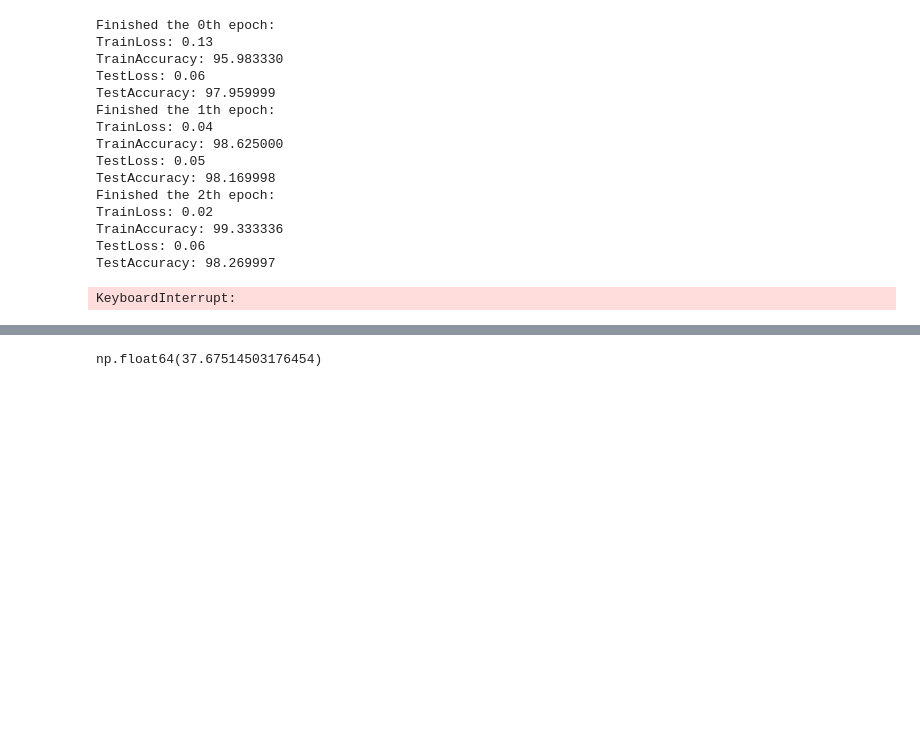
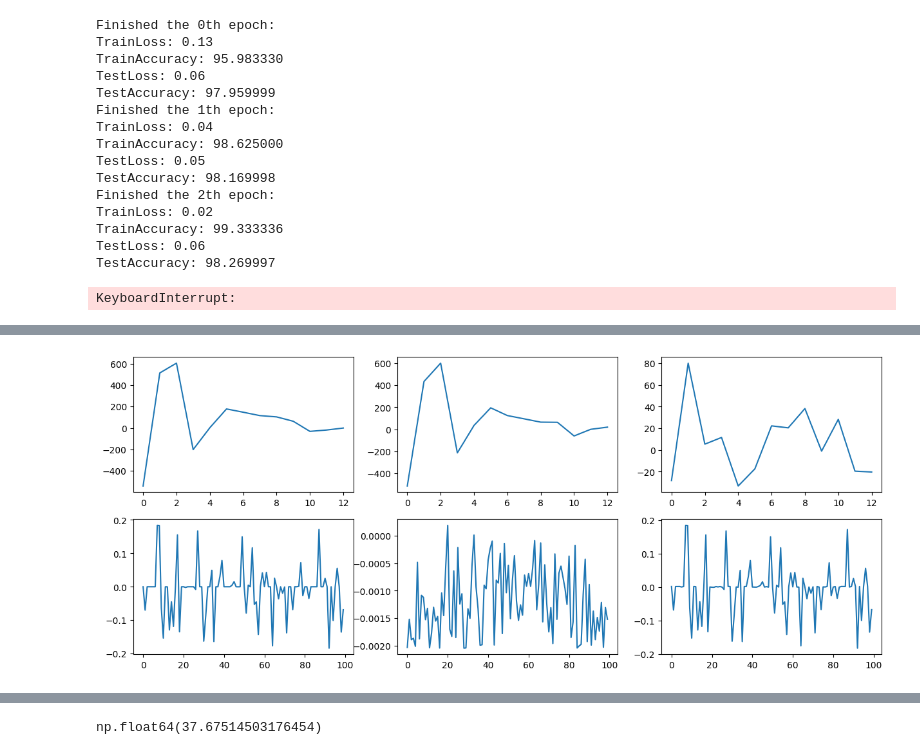
Before and after one commit to YedaCui/TSRLproject_JPMorgan, a Jupyter notebook: lrtf.ipynb, the cells around one changed output, grey strips where cells are left out. Saved outputs shown, nothing was run; the diff lists cells and outputs as text; code cells hidden in the pictures; blank space fills up the shorter version.

```diff
--- a/lrtf.ipynb
+++ b/lrtf.ipynb
@@ -400,3 +478,12 @@ pmgrad_fn = utils.getpmgrad_fn(H_B)
+# %%
+import matplotlib.pyplot as plt
+fig, axes = plt.subplots(2, 3, figsize=(15, 6))
+for i in range(2):
+    axes[i,0].plot(grad_auto[i][:100])
+    axes[i,1].plot(grad_lhnn[i][:100])
+    axes[i,2].plot(grad_auto[i][:100]-grad_lhnn[i][:100])
+# %% [output]
+[figure, added]
 # %%
 import numpy as np
 
```
Also changed, not shown: parts of 27 cells of this notebook, 4 other files.
